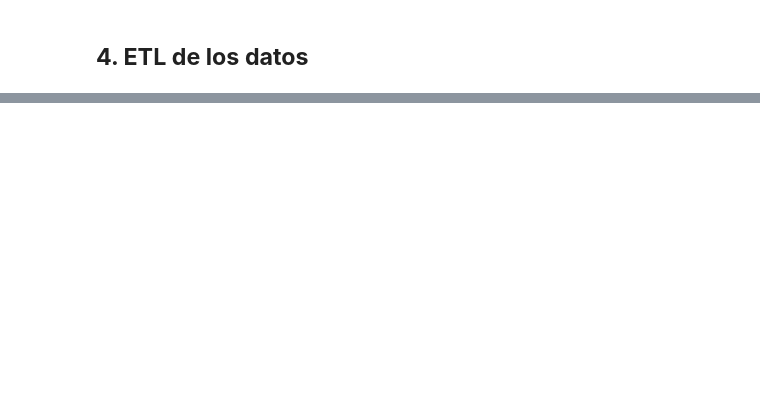
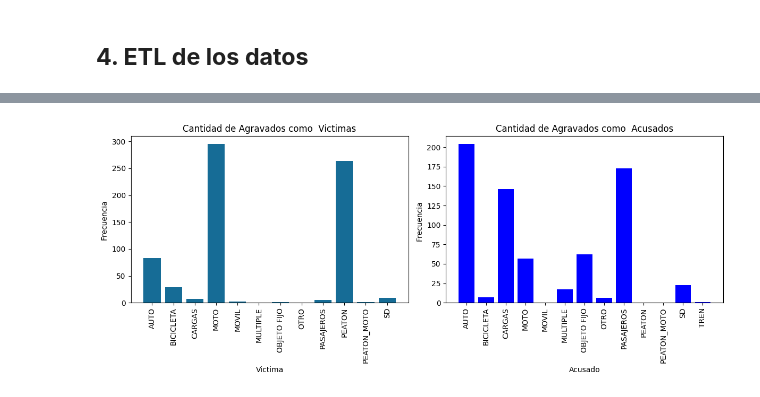
Before and after one commit to AlisterVento/PI02-DataAnalyst, a Jupyter notebook: PI Data Analytics.ipynb, the cells around one changed output, grey strips where cells are left out. Drawn from its saved outputs; the diff is of its cells as text; code cells hidden in the pictures; blank space fills up the shorter version.

```diff
--- a/PI Data Analytics.ipynb
+++ b/PI Data Analytics.ipynb
@@ -115,0 +227,4 @@ dtype: int64
+# %%
+victimas_Acusado=df_homicidios_hechos[['VICTIMA','ACUSADO']].copy()
+# %%
+df_victimas_Acusado=pd.DataFrame({'ACUSADO':victimas_Acusado['ACUSADO'].value_counts(),'VICTIMA':victimas_Acusado['VICTIMA'].value_counts()})
@@ -115,0 +264,24 @@ dtype: int64
+# %%
+# Crear una figura y dos subplots en una sola fila
+fig, (ax1, ax2) = plt.subplots(1, 2, figsize=(12, 5))
+
+# Graficar cantidad ventas anuales
+ax1.bar(df_victimas_Acusado.index, df_victimas_Acusado['VICTIMA'],label=df_victimas_Acusado.index, color='#166c96')
+
+ax1.set_xlabel('Victima')
+ax1.set_ylabel('Frecuencia ')
+ax1.set_title('Cantidad de Agravados como  Victimas')
+ax1.tick_params(axis='x', rotation=90)
+
+
+ax2.bar(df_victimas_Acusado.index, df_victimas_Acusado['ACUSADO'],label=df_victimas_Acusado.index, color='b')
+# Graficar suma de ventas anuales
+
+ax2.set_xlabel('Acusado')
+ax2.set_ylabel('Frecuencia  ')
+ax2.set_title('Cantidad de Agravados como  Acusados')
+ax2.tick_params(axis='x', rotation=90)
+plt.tight_layout()
+plt.show()
+# %% [output]
+[figure, added]
```
Also changed, not shown: parts of 74 cells of this notebook, 2 other files.
